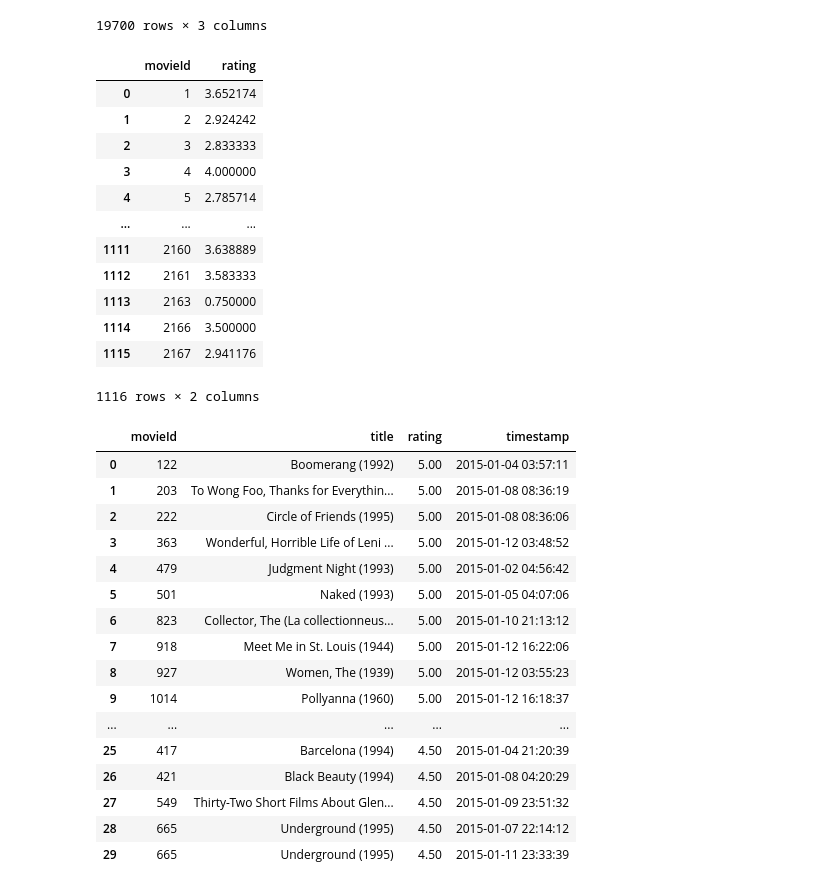
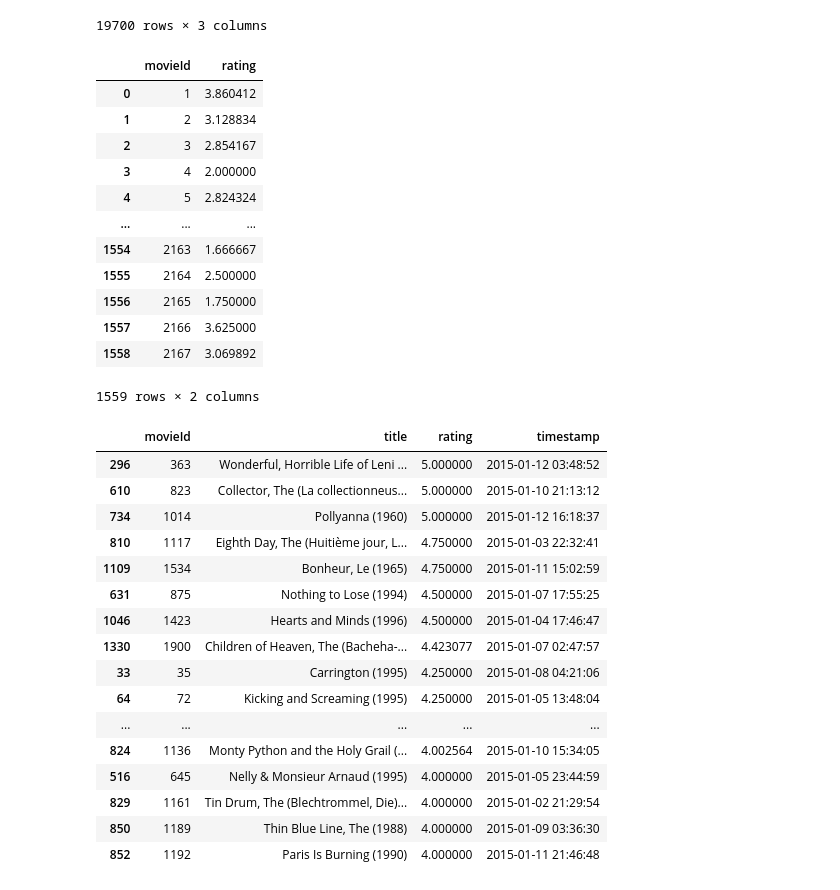
Before and after one commit to Pspetz/Big-Data-Analytics, a Jupyter notebook: BIG_data.ipynb, the cells around one changed output. Drawn from its saved outputs; the diff is of its cells as text; code cells hidden in the pictures.

```diff
--- a/BIG_data.ipynb
+++ b/BIG_data.ipynb
@@ -86,7 +86,7 @@ dt
 # %%
 new_list = list()
 dicts={}
-dxx = dx[(dx['timestamp'] > '2015-01-01') & (dx['timestamp'] <= '2015-01-15')]
+dxx = dx[(dx['timestamp'] >= '2015-01-01') & (dx['timestamp'] <= '2015-03-31')]
 for i in range(len(dxx)):
     ar = dxx.loc[(dx['movieId'] == i ) & (dx['rating'] <= 5)]
     rating=ar.apply("rating").sum()
@@ -109,53 +109,52 @@ final_table = pd.DataFrame(list(final_table.items()), columns=['movieId', 'ratin
 final_table
 # %% [output]
 |  | movieId | rating |
-| 0 | 1 | 3.652174 |
-| 1 | 2 | 2.924242 |
-| 2 | 3 | 2.833333 |
-| 3 | 4 | 4.000000 |
-| 4 | 5 | 2.785714 |
+| 0 | 1 | 3.860412 |
+| 1 | 2 | 3.128834 |
+| 2 | 3 | 2.854167 |
+| 3 | 4 | 2.000000 |
+| 4 | 5 | 2.824324 |
 | ... | ... | ... |
-| 1111 | 2160 | 3.638889 |
-| 1112 | 2161 | 3.583333 |
-| 1113 | 2163 | 0.750000 |
-| 1114 | 2166 | 3.500000 |
-| 1115 | 2167 | 2.941176 |
+| 1554 | 2163 | 1.666667 |
+| 1555 | 2164 | 2.500000 |
+| 1556 | 2165 | 1.750000 |
+| 1557 | 2166 | 3.625000 |
+| 1558 | 2167 | 3.069892 |
-1116 rows × 2 columns
+1559 rows × 2 columns
 # %%
 #QUERY1
 df
 first_query = df.merge(final_table, on="movieId", how = 'inner')
-first_query=first_query.nlargest(30, ['rating'])
-n=first_query.drop(columns=['movieId'])
-#first_query
 
 #ADD TIMESTAMP
-dt = dxx.sort_values('timestamp').drop_duplicates(['movieId','rating'], keep='last')
-
+dt=dxx.drop_duplicates(subset='movieId', keep="last")
 f=dt.drop(['rating'], axis=1)
 f
+
+#MERGE RATING WITH TIMESTAMP
 timequery = first_query.merge(f, on="movieId", how = 'inner')
-timequery=timequery.nlargest(30,['rating'])
-#final query1 with timestamp
+#final query1 30-largest values
+timequery = timequery[(timequery['timestamp'] >= '2015-01-01') &( timequery['timestamp'] <= '2015-01-15') ]
+timequery=timequery.nlargest(30, ['rating'])
 timequery
 # %% [output]
 |  | movieId | title | rating | timestamp |
-| 0 | 122 | Boomerang (1992) | 5.00 | 2015-01-04 03:57:11 |
-| 1 | 203 | To Wong Foo, Thanks for Everythin... | 5.00 | 2015-01-08 08:36:19 |
-| 2 | 222 | Circle of Friends (1995) | 5.00 | 2015-01-08 08:36:06 |
-| 3 | 363 | Wonderful, Horrible Life of Leni ... | 5.00 | 2015-01-12 03:48:52 |
-| 4 | 479 | Judgment Night (1993) | 5.00 | 2015-01-02 04:56:42 |
-| 5 | 501 | Naked (1993) | 5.00 | 2015-01-05 04:07:06 |
-| 6 | 823 | Collector, The (La collectionneus... | 5.00 | 2015-01-10 21:13:12 |
-| 7 | 918 | Meet Me in St. Louis (1944) | 5.00 | 2015-01-12 16:22:06 |
-| 8 | 927 | Women, The (1939) | 5.00 | 2015-01-12 03:55:23 |
-| 9 | 1014 | Pollyanna (1960) | 5.00 | 2015-01-12 16:18:37 |
+| 296 | 363 | Wonderful, Horrible Life of Leni ... | 5.000000 | 2015-01-12 03:48:52 |
+| 610 | 823 | Collector, The (La collectionneus... | 5.000000 | 2015-01-10 21:13:12 |
+| 734 | 1014 | Pollyanna (1960) | 5.000000 | 2015-01-12 16:18:37 |
+| 810 | 1117 | Eighth Day, The (Huitième jour, L... | 4.750000 | 2015-01-03 22:32:41 |
+| 1109 | 1534 | Bonheur, Le (1965) | 4.750000 | 2015-01-11 15:02:59 |
+| 631 | 875 | Nothing to Lose (1994) | 4.500000 | 2015-01-07 17:55:25 |
+| 1046 | 1423 | Hearts and Minds (1996) | 4.500000 | 2015-01-04 17:46:47 |
+| 1330 | 1900 | Children of Heaven, The (Bacheha-... | 4.423077 | 2015-01-07 02:47:57 |
+| 33 | 35 | Carrington (1995) | 4.250000 | 2015-01-08 04:21:06 |
+| 64 | 72 | Kicking and Screaming (1995) | 4.250000 | 2015-01-05 13:48:04 |
 | ... | ... | ... | ... | ... |
-| 25 | 417 | Barcelona (1994) | 4.50 | 2015-01-04 21:20:39 |
-| 26 | 421 | Black Beauty (1994) | 4.50 | 2015-01-08 04:20:29 |
-| 27 | 549 | Thirty-Two Short Films About Glen... | 4.50 | 2015-01-09 23:51:32 |
-| 28 | 665 | Underground (1995) | 4.50 | 2015-01-07 22:14:12 |
-| 29 | 665 | Underground (1995) | 4.50 | 2015-01-11 23:33:39 |
+| 824 | 1136 | Monty Python and the Holy Grail (... | 4.002564 | 2015-01-10 15:34:05 |
+| 516 | 645 | Nelly & Monsieur Arnaud (1995) | 4.000000 | 2015-01-05 23:44:59 |
+| 829 | 1161 | Tin Drum, The (Blechtrommel, Die)... | 4.000000 | 2015-01-02 21:29:54 |
+| 850 | 1189 | Thin Blue Line, The (1988) | 4.000000 | 2015-01-09 03:36:30 |
+| 852 | 1192 | Paris Is Burning (1990) | 4.000000 | 2015-01-11 21:46:48 |
 # %%
 Query1 = pd.DataFrame(list(dicts.items()), columns=['movieId', 'rating'])
 
```
Also changed, not shown: parts of 8 cells of this notebook.
